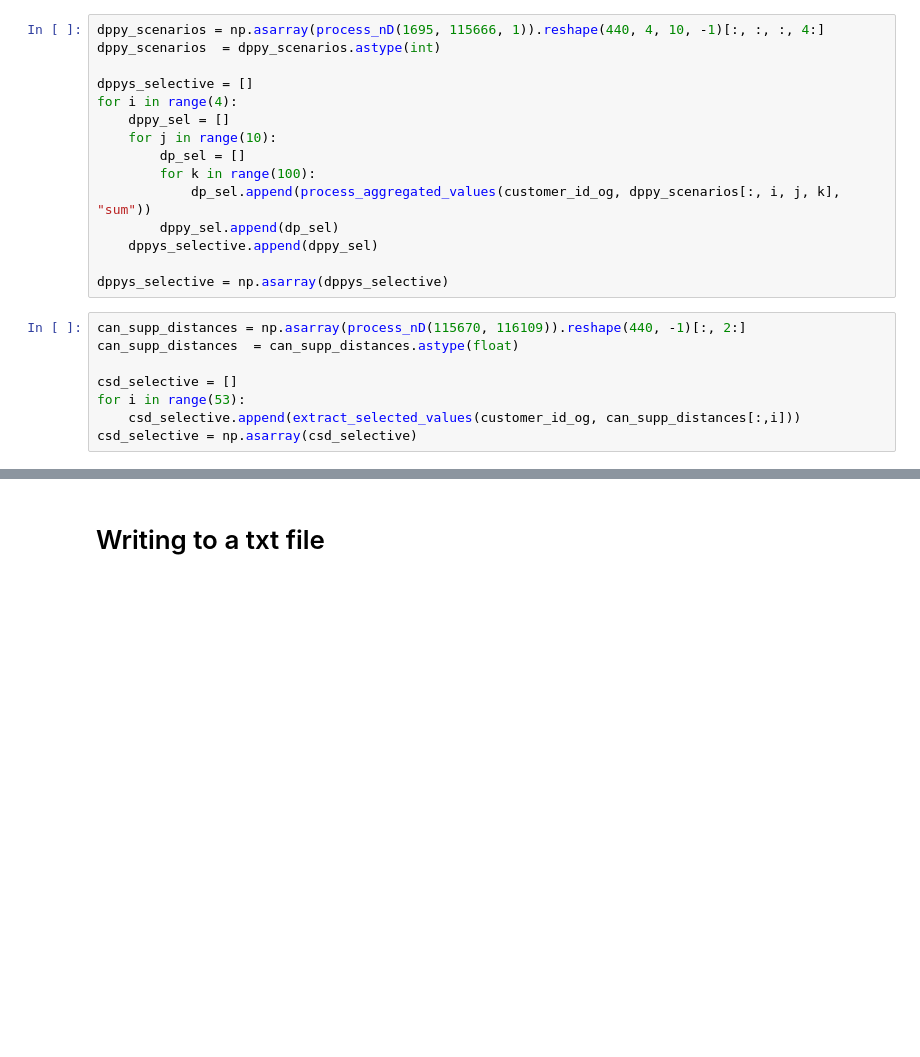
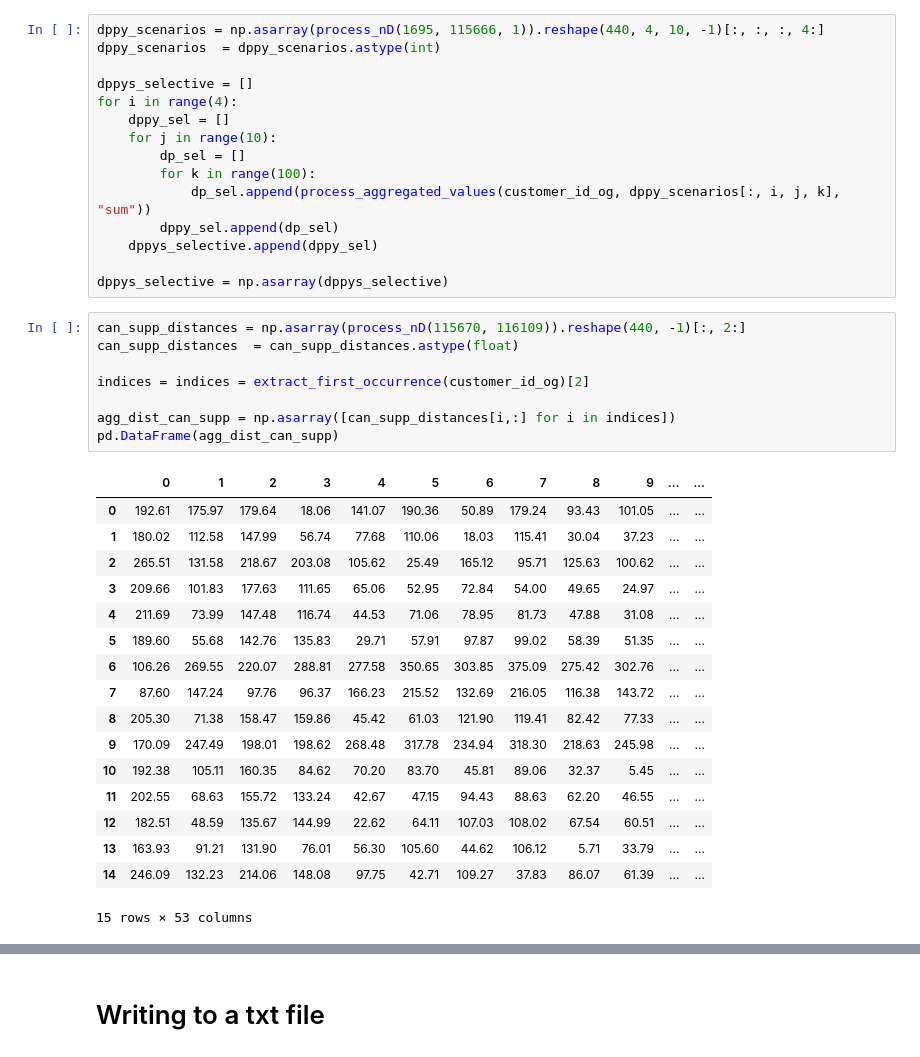
Before and after one commit to turtlesoul25/RiskAndLogistics_A1, a Jupyter notebook: selective_aggregation.ipynb, the cells around one changed output, grey strips where cells are left out. Drawn from its saved outputs; the diff is of its cells as text; blank space fills up the shorter version.

Commit message:
fixed the distance matrix aggregation

```diff
--- a/selective_aggregation.ipynb
+++ b/selective_aggregation.ipynb
@@ -204,11 +205,29 @@ dppys_selective = np.asarray(dppys_selective)
 # %%
 can_supp_distances = np.asarray(process_nD(115670, 116109)).reshape(440, -1)[:, 2:]
 can_supp_distances  = can_supp_distances.astype(float)
 
-csd_selective = []
-for i in range(53):
-    csd_selective.append(extract_selected_values(customer_id_og, can_supp_distances[:,i]))
-csd_selective = np.asarray(csd_selective)
+indices = indices = extract_first_occurrence(customer_id_og)[2]
+
+agg_dist_can_supp = np.asarray([can_supp_distances[i,:] for i in indices])
+pd.DataFrame(agg_dist_can_supp)
+# %% [output]
+|  | 0 | 1 | 2 | 3 | 4 | 5 | 6 | 7 | 8 | 9 | ... | ... |
+| 0 | 192.61 | 175.97 | 179.64 | 18.06 | 141.07 | 190.36 | 50.89 | 179.24 | 93.43 | 101.05 | ... | ... |
+| 1 | 180.02 | 112.58 | 147.99 | 56.74 | 77.68 | 110.06 | 18.03 | 115.41 | 30.04 | 37.23 | ... | ... |
+| 2 | 265.51 | 131.58 | 218.67 | 203.08 | 105.62 | 25.49 | 165.12 | 95.71 | 125.63 | 100.62 | ... | ... |
+| 3 | 209.66 | 101.83 | 177.63 | 111.65 | 65.06 | 52.95 | 72.84 | 54.00 | 49.65 | 24.97 | ... | ... |
+| 4 | 211.69 | 73.99 | 147.48 | 116.74 | 44.53 | 71.06 | 78.95 | 81.73 | 47.88 | 31.08 | ... | ... |
+| 5 | 189.60 | 55.68 | 142.76 | 135.83 | 29.71 | 57.91 | 97.87 | 99.02 | 58.39 | 51.35 | ... | ... |
+| 6 | 106.26 | 269.55 | 220.07 | 288.81 | 277.58 | 350.65 | 303.85 | 375.09 | 275.42 | 302.76 | ... | ... |
+| 7 | 87.60 | 147.24 | 97.76 | 96.37 | 166.23 | 215.52 | 132.69 | 216.05 | 116.38 | 143.72 | ... | ... |
+| 8 | 205.30 | 71.38 | 158.47 | 159.86 | 45.42 | 61.03 | 121.90 | 119.41 | 82.42 | 77.33 | ... | ... |
+| 9 | 170.09 | 247.49 | 198.01 | 198.62 | 268.48 | 317.78 | 234.94 | 318.30 | 218.63 | 245.98 | ... | ... |
+| 10 | 192.38 | 105.11 | 160.35 | 84.62 | 70.20 | 83.70 | 45.81 | 89.06 | 32.37 | 5.45 | ... | ... |
+| 11 | 202.55 | 68.63 | 155.72 | 133.24 | 42.67 | 47.15 | 94.43 | 88.63 | 62.20 | 46.55 | ... | ... |
+| 12 | 182.51 | 48.59 | 135.67 | 144.99 | 22.62 | 64.11 | 107.03 | 108.02 | 67.54 | 60.51 | ... | ... |
+| 13 | 163.93 | 91.21 | 131.90 | 76.01 | 56.30 | 105.60 | 44.62 | 106.12 | 5.71 | 33.79 | ... | ... |
+| 14 | 246.09 | 132.23 | 214.06 | 148.08 | 97.75 | 42.71 | 109.27 | 37.83 | 86.07 | 61.39 | ... | ... |
+15 rows × 53 columns
 # %%
 can_cust_distances = np.asarray(process_nD(116114, 116553)).reshape(440, -1)[:, 2:]
 can_cust_distances  = can_cust_distances.astype(float)
```
Also changed, not shown: parts of 5 cells of this notebook.
